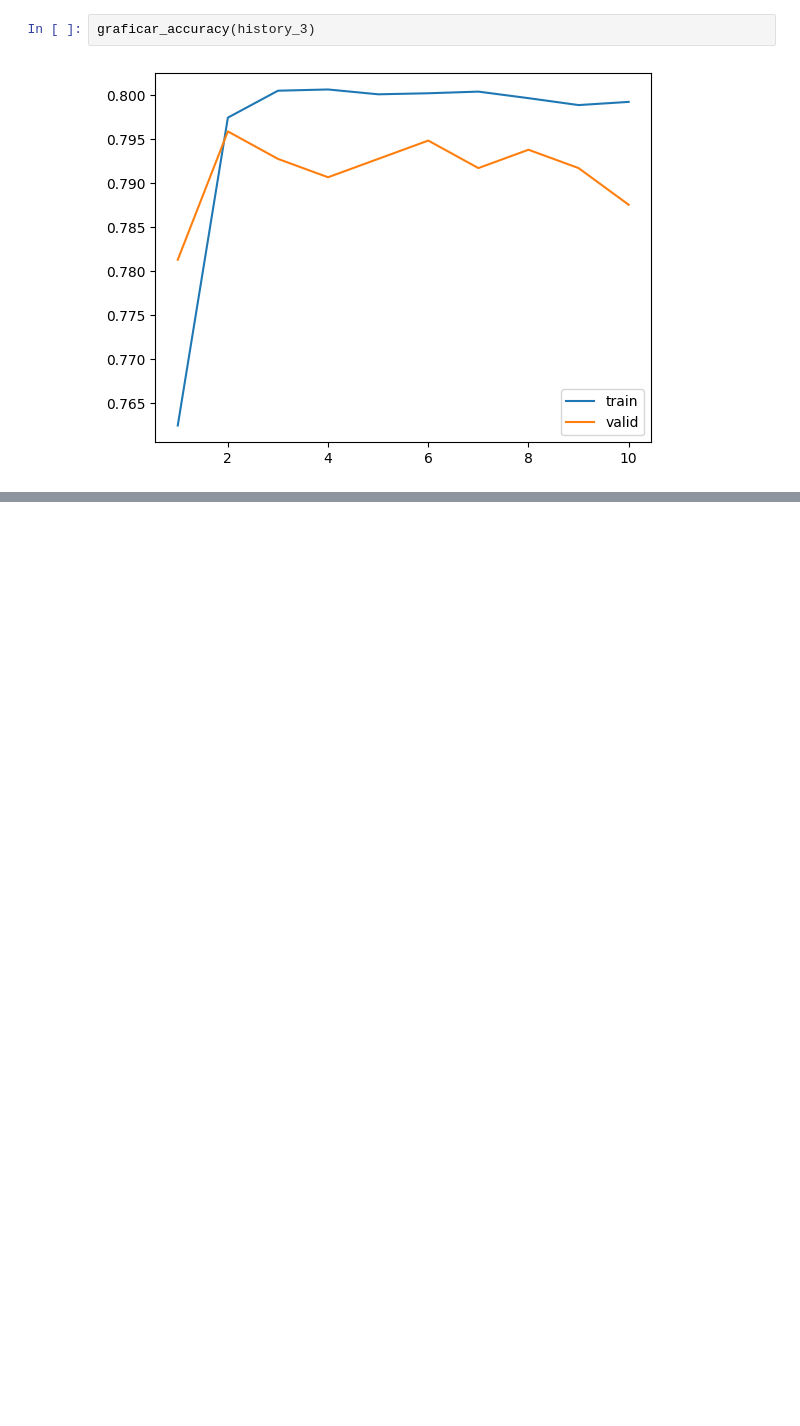
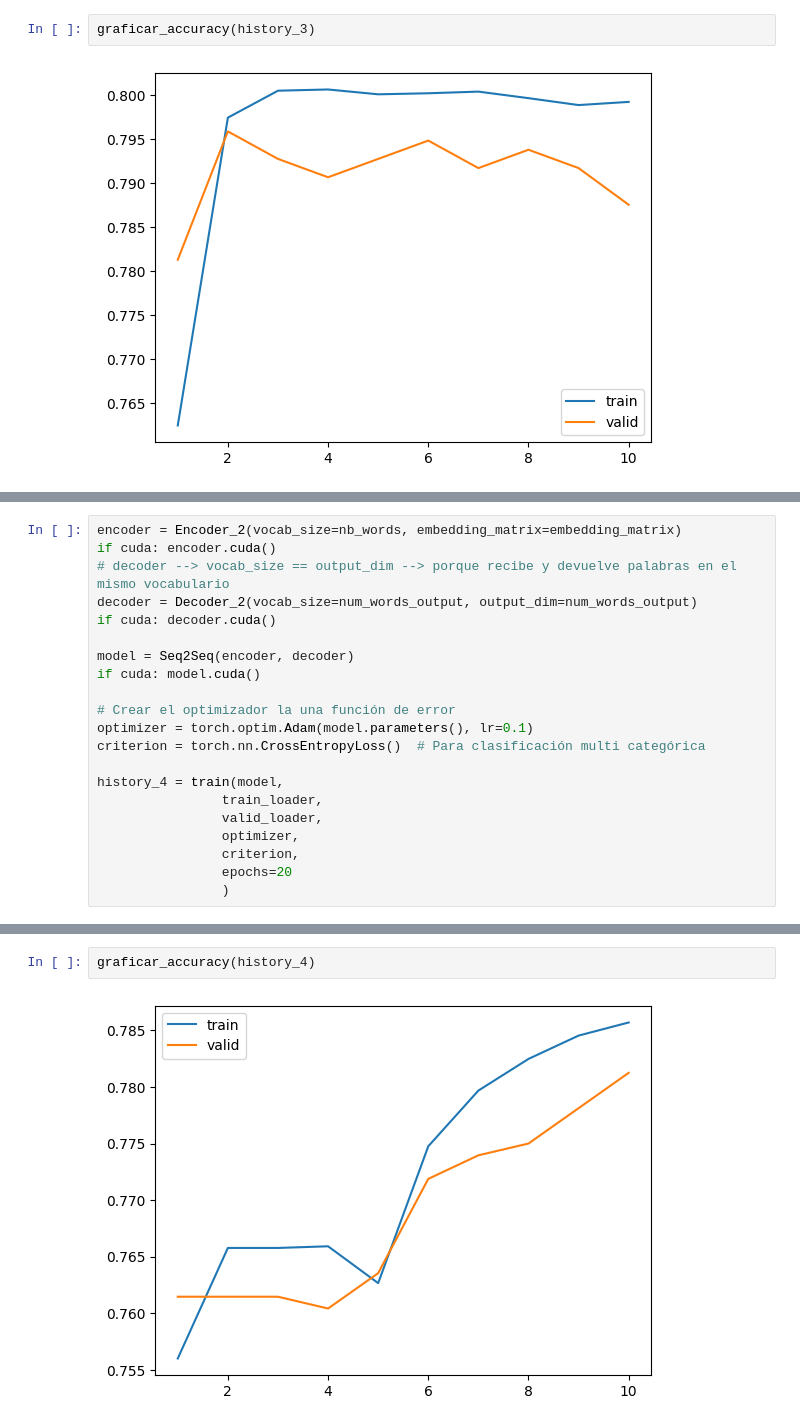
Before and after one commit to Agustinlopezf/CEIA-ProcesamientoLenguajeNaturalI, a Jupyter notebook: Desafio_4/Desafio_4.ipynb, the cells around one changed output, grey strips where cells are left out. Saved outputs shown, nothing was run; the diff lists cells and outputs as text; blank space fills up the shorter version.

Commit message:
Aumentar LSTM hidden size

```diff
--- a/Desafio_4/Desafio_4.ipynb
+++ b/Desafio_4/Desafio_4.ipynb
@@ -926,0 +979,21 @@ graficar_accuracy(history_3)
+# %%
+encoder = Encoder_2(vocab_size=nb_words, embedding_matrix=embedding_matrix)
+if cuda: encoder.cuda()
+# decoder --> vocab_size == output_dim --> porque recibe y devuelve palabras en el mismo vocabulario
+decoder = Decoder_2(vocab_size=num_words_output, output_dim=num_words_output)
+if cuda: decoder.cuda()
+
+model = Seq2Seq(encoder, decoder)
+if cuda: model.cuda()
+
+# Crear el optimizador la una función de error
+optimizer = torch.optim.Adam(model.parameters(), lr=0.1)
+criterion = torch.nn.CrossEntropyLoss()  # Para clasificación multi categórica
+
+history_4 = train(model,
+                train_loader,
+                valid_loader,
+                optimizer,
+                criterion,
+                epochs=20
+                )
@@ -926,0 +1014,4 @@ graficar_accuracy(history_3)
+# %%
+graficar_accuracy(history_4)
+# %% [output]
+[figure, added]
```
Also changed, not shown: parts of 4 cells of this notebook.
